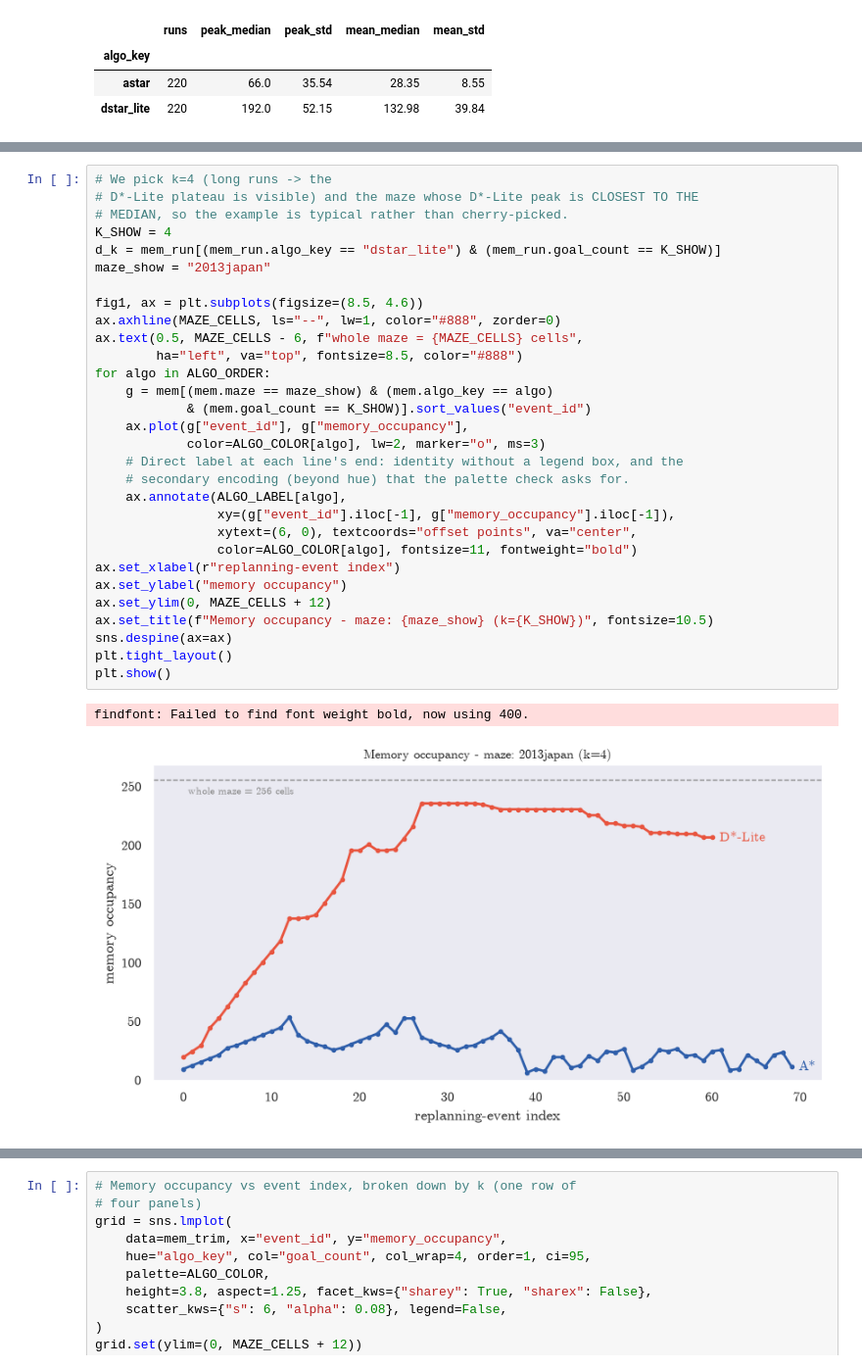
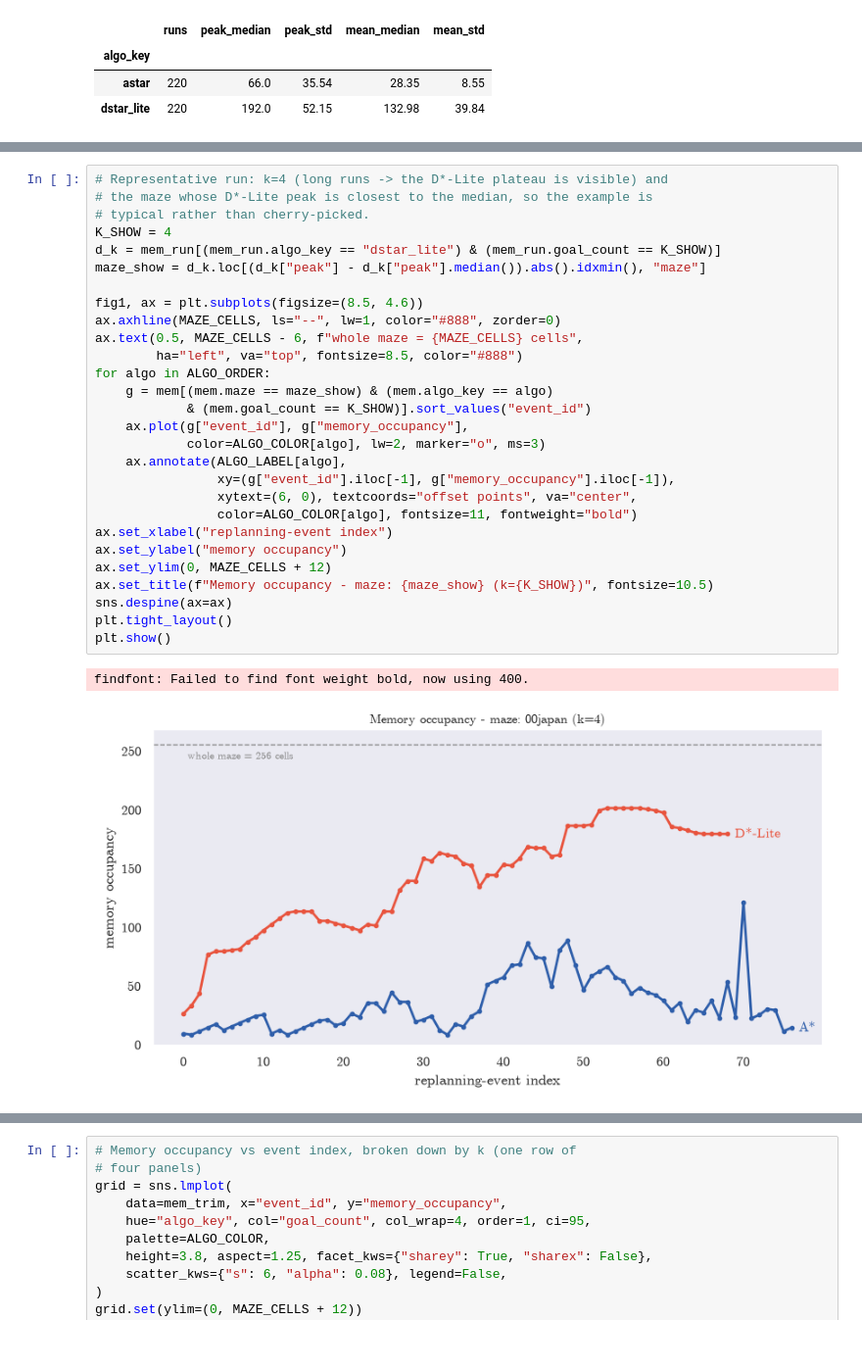
Before and after one commit to FrancescoGuarda/Rob-26-MazeSolver, a Jupyter notebook: notebooks/data_analysis.ipynb, the cells around one changed output, grey strips where cells are left out. Shown at 98% size. Drawn from its saved outputs; the diff is of its cells as text.

```diff
--- a/notebooks/data_analysis.ipynb
+++ b/notebooks/data_analysis.ipynb
@@ -409,33 +455,31 @@ mem_algo_stat
 # %%
-# We pick k=4 (long runs -> the
-# D*-Lite plateau is visible) and the maze whose D*-Lite peak is CLOSEST TO THE
-# MEDIAN, so the example is typical rather than cherry-picked.
+# Representative run: k=4 (long runs -> the D*-Lite plateau is visible) and
+# the maze whose D*-Lite peak is closest to the median, so the example is
+# typical rather than cherry-picked.
 K_SHOW = 4
 d_k = mem_run[(mem_run.algo_key == "dstar_lite") & (mem_run.goal_count == K_SHOW)]
-maze_show = "2013japan"
+maze_show = d_k.loc[(d_k["peak"] - d_k["peak"].median()).abs().idxmin(), "maze"]
 
 fig1, ax = plt.subplots(figsize=(8.5, 4.6))
 ax.axhline(MAZE_CELLS, ls="--", lw=1, color="#888", zorder=0)
 ax.text(0.5, MAZE_CELLS - 6, f"whole maze = {MAZE_CELLS} cells",
         ha="left", va="top", fontsize=8.5, color="#888")
 for algo in ALGO_ORDER:
     g = mem[(mem.maze == maze_show) & (mem.algo_key == algo)
             & (mem.goal_count == K_SHOW)].sort_values("event_id")
     ax.plot(g["event_id"], g["memory_occupancy"],
             color=ALGO_COLOR[algo], lw=2, marker="o", ms=3)
-    # Direct label at each line's end: identity without a legend box, and the
-    # secondary encoding (beyond hue) that the palette check asks for.
     ax.annotate(ALGO_LABEL[algo],
                 xy=(g["event_id"].iloc[-1], g["memory_occupancy"].iloc[-1]),
                 xytext=(6, 0), textcoords="offset points", va="center",
                 color=ALGO_COLOR[algo], fontsize=11, fontweight="bold")
-ax.set_xlabel(r"replanning-event index")
+ax.set_xlabel("replanning-event index")
 ax.set_ylabel("memory occupancy")
 ax.set_ylim(0, MAZE_CELLS + 12)
 ax.set_title(f"Memory occupancy - maze: {maze_show} (k={K_SHOW})", fontsize=10.5)
 sns.despine(ax=ax)
 plt.tight_layout()
 plt.show()
 # %% [output]
 findfont: Failed to find font weight bold, now using 400.
-[figure, old version]
+[figure, new version]
```
Also changed, not shown: parts of 20 cells of this notebook, 7 other files.
